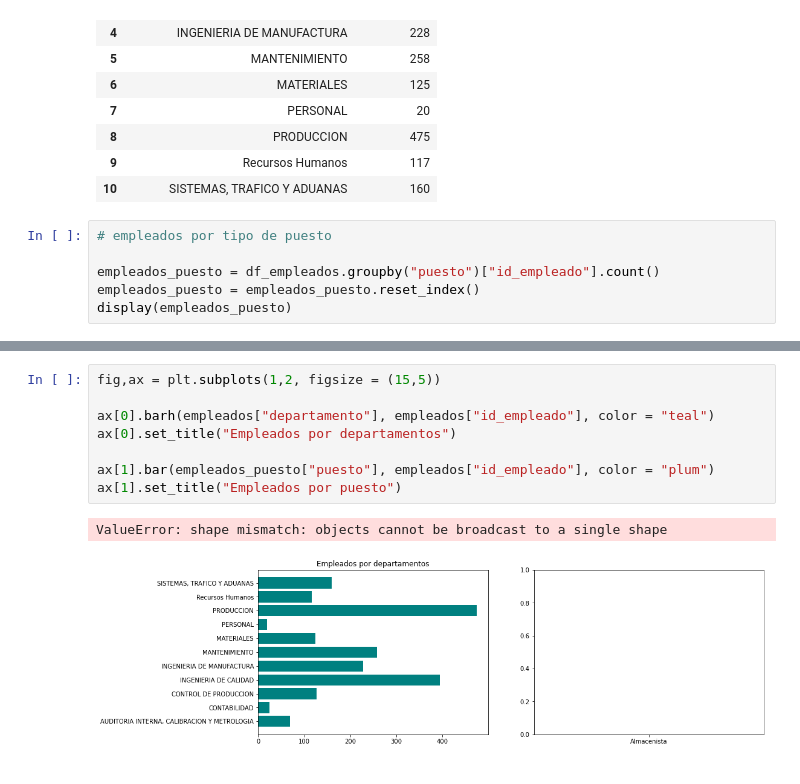
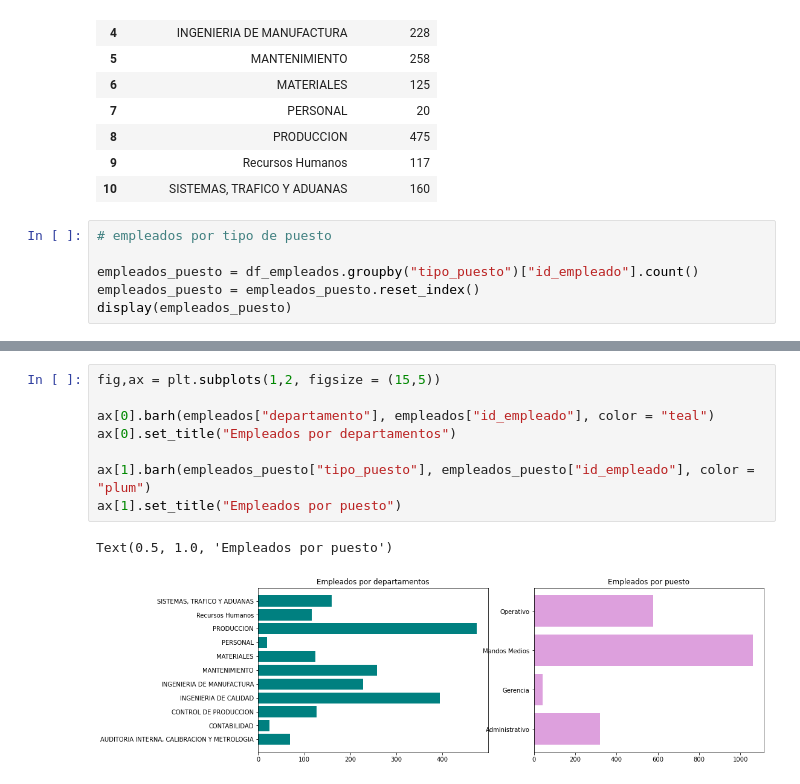
Before and after one commit to anane3373/PromoE-DA-Modulo2-sprint1-AnaIsabel-AnaG-Victoria, a Jupyter notebook: Pair2Viz.ipynb, the cells around one changed output, grey strips where cells are left out. Drawn from its saved outputs; the diff is of its cells as text.

```diff
--- a/Pair2Viz.ipynb
+++ b/Pair2Viz.ipynb
@@ -84,7 +84,7 @@ display(empleados)
 # %%
 # empleados por tipo de puesto
 
-empleados_puesto = df_empleados.groupby("puesto")["id_empleado"].count()
+empleados_puesto = df_empleados.groupby("tipo_puesto")["id_empleado"].count()
 empleados_puesto = empleados_puesto.reset_index()
 display(empleados_puesto)
 # %% [output]
@@ -104,11 +96,11 @@ display(empleados_puesto)
 # %%
 fig,ax = plt.subplots(1,2, figsize = (15,5))
 
 ax[0].barh(empleados["departamento"], empleados["id_empleado"], color = "teal")
 ax[0].set_title("Empleados por departamentos")
 
-ax[1].bar(empleados_puesto["puesto"], empleados["id_empleado"], color = "plum")
+ax[1].barh(empleados_puesto["tipo_puesto"], empleados_puesto["id_empleado"], color = "plum")
 ax[1].set_title("Empleados por puesto")
 # %% [output]
-ValueError: shape mismatch: objects cannot be broadcast to a single shape
+Text(0.5, 1.0, 'Empleados por puesto')
-[figure, old version]
+[figure, new version]
```
Also changed, not shown: parts of 2 cells of this notebook, 3 other files.
